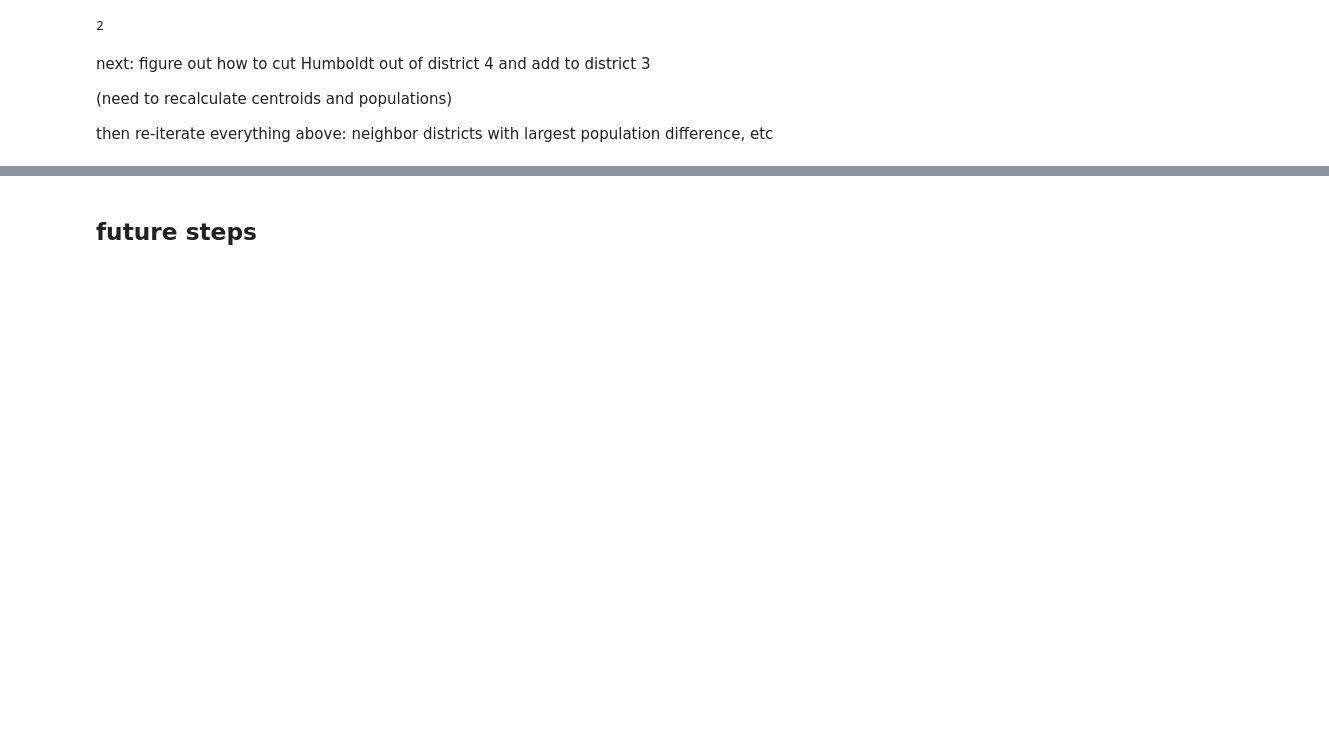
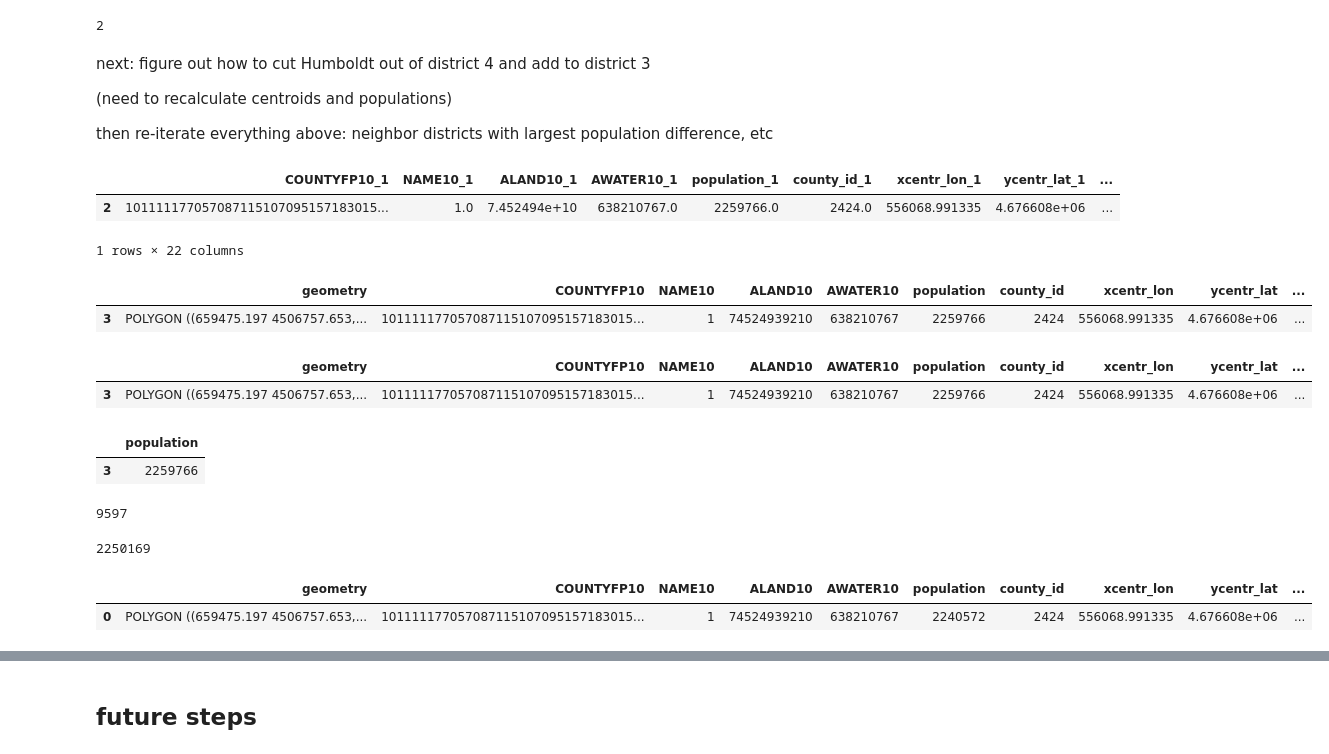
Before and after one commit to stefaniegwangphd/ia-redistricting, a Jupyter notebook: Iowa_contiguousdistricting.ipynb, the cells around one changed output, grey strips where cells are left out. Cells and saved outputs as stored; diff of their text form; code cells hidden in the pictures; blank space fills up the shorter version.

```diff
--- a/Iowa_contiguousdistricting.ipynb
+++ b/Iowa_contiguousdistricting.ipynb
@@ -881,3 +890,44 @@ next: figure out how to cut Humboldt out of district 4 and add to district 3
 (need to recalculate centroids and populations)
 
 then re-iterate everything above: neighbor districts with largest population difference, etc
+# %%
+dist4counties_todist3.iloc[[2]]
+# %% [output]
+|  | COUNTYFP10_1 | NAME10_1 | ALAND10_1 | AWATER10_1 | population_1 | county_id_1 | xcentr_lon_1 | ycentr_lat_1 | ... |
+| 2 | 101111177057087115107095157183015... | 1.0 | 7.452494e+10 | 638210767.0 | 2259766.0 | 2424.0 | 556068.991335 | 4.676608e+06 | ... |
+1 rows × 22 columns
+# %%
+dist4_gdf
+# %% [output]
+|  | geometry | COUNTYFP10 | NAME10 | ALAND10 | AWATER10 | population | county_id | xcentr_lon | ycentr_lat | ... |
+| 3 | POLYGON ((659475.197 4506757.653,... | 101111177057087115107095157183015... | 1 | 74524939210 | 638210767 | 2259766 | 2424 | 556068.991335 | 4.676608e+06 | ... |
+# %%
+foo = dist4_gdf
+foo
+# %% [output]
+|  | geometry | COUNTYFP10 | NAME10 | ALAND10 | AWATER10 | population | county_id | xcentr_lon | ycentr_lat | ... |
+| 3 | POLYGON ((659475.197 4506757.653,... | 101111177057087115107095157183015... | 1 | 74524939210 | 638210767 | 2259766 | 2424 | 556068.991335 | 4.676608e+06 | ... |
+# %%
+##  foo.loc[0,'population']   #worked this way once, then not?
+
+foo[['population']]
+# %% [output]
+|  | population |
+| 3 | 2259766 |
+# %%
+dist4counties_todist3.loc[2,'population_2']
+# %% [output]
+9597
+# %%
+2259766 - 9597
+# %% [output]
+2250169
+# %%
+foo_cutout = foo.overlay(dist4counties_todist3.iloc[[2]],how='difference')
+foo_cutout.loc[0,'population'] = foo_cutout.loc[0,'population'] - dist4counties_todist3.loc[2,'population_2']
+foo_cutout
+
+# new population is wrong somehow?? should be 2259766 - 9597 = 2250169
+# %% [output]
+|  | geometry | COUNTYFP10 | NAME10 | ALAND10 | AWATER10 | population | county_id | xcentr_lon | ycentr_lat | ... |
+| 0 | POLYGON ((659475.197 4506757.653,... | 101111177057087115107095157183015... | 1 | 74524939210 | 638210767 | 2240572 | 2424 | 556068.991335 | 4.676608e+06 | ... |
```
Also changed, not shown: parts of 24 cells of this notebook.
